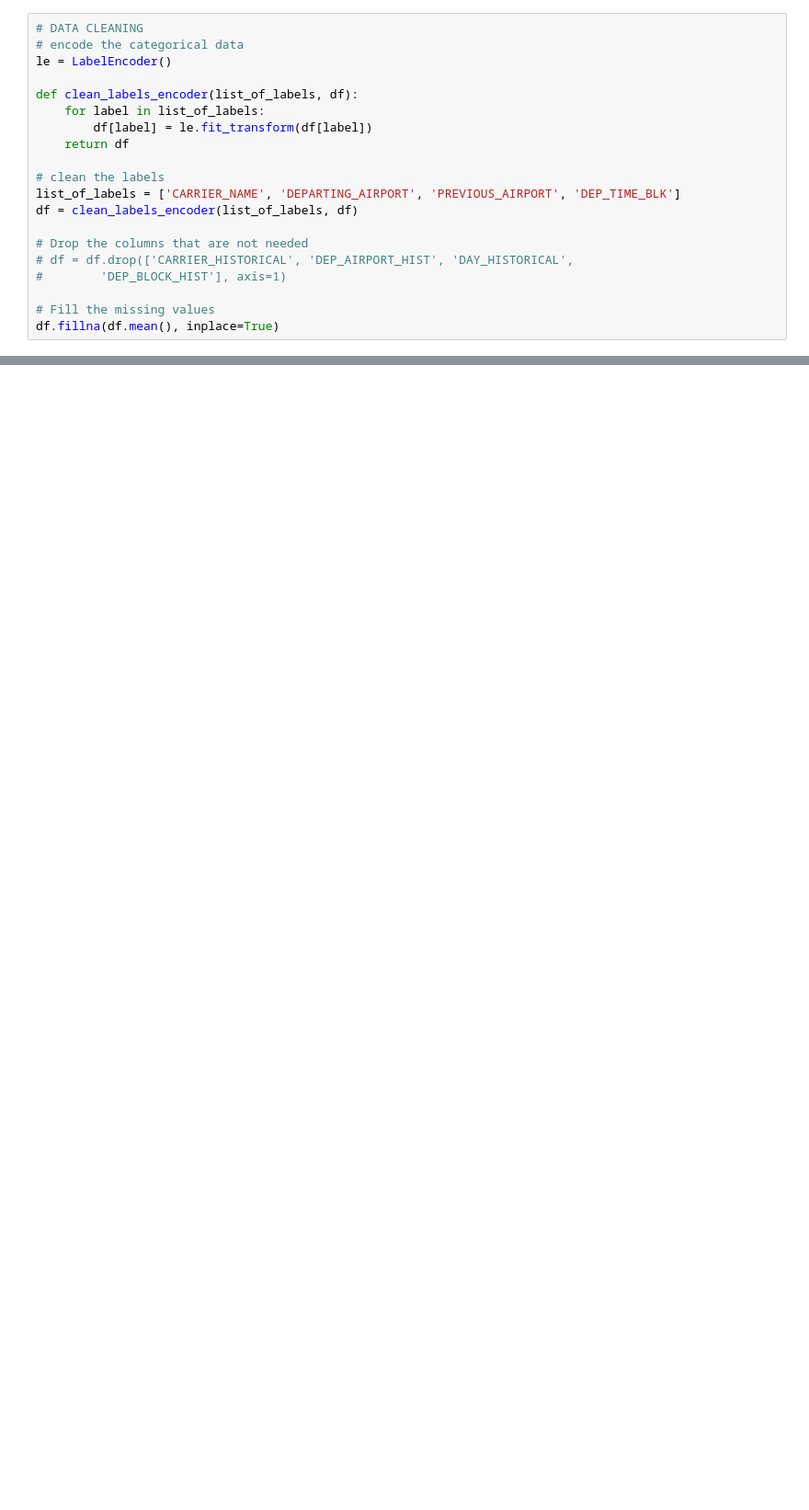
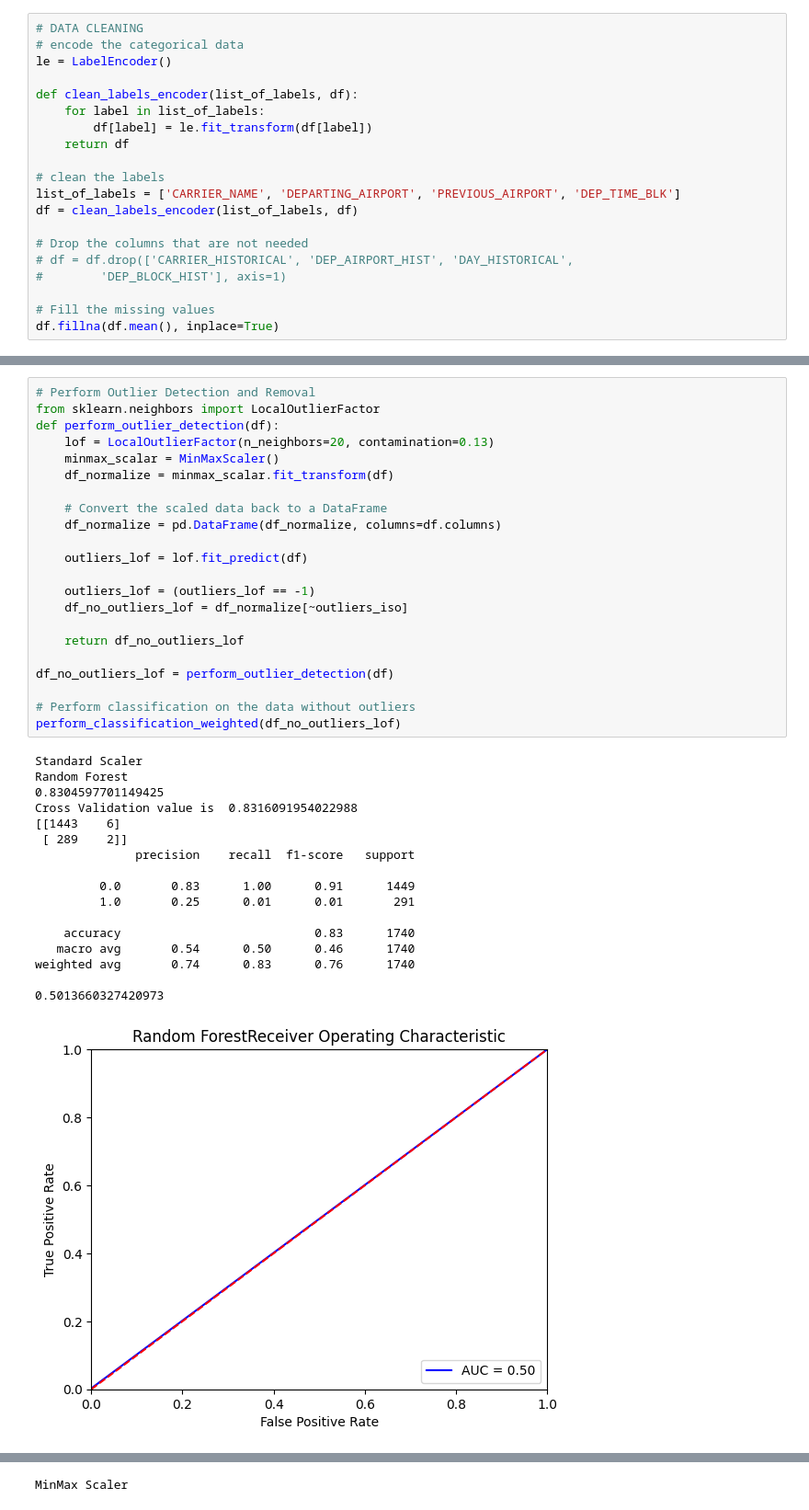
Before and after one commit to FraserW123/airline_project, a Jupyter notebook: main_classifiers.ipynb, the cells around one changed output, grey strips where cells are left out. Shown at 92% size. Cells and saved outputs as stored; diff of their text form; blank space fills up the shorter version.

```diff
--- a/main_classifiers.ipynb
+++ b/main_classifiers.ipynb
@@ -661,0 +850,40 @@ def perform_outlier_detection(df):
+# %%
+# Perform Outlier Detection and Removal
+from sklearn.neighbors import LocalOutlierFactor
+def perform_outlier_detection(df):
+    lof = LocalOutlierFactor(n_neighbors=20, contamination=0.13)
+    minmax_scalar = MinMaxScaler()
+    df_normalize = minmax_scalar.fit_transform(df)
+
+    # Convert the scaled data back to a DataFrame
+    df_normalize = pd.DataFrame(df_normalize, columns=df.columns)
+
+    outliers_lof = lof.fit_predict(df)
+
+    outliers_lof = (outliers_lof == -1)
+    df_no_outliers_lof = df_normalize[~outliers_iso]
+
+    return df_no_outliers_lof
+
+df_no_outliers_lof = perform_outlier_detection(df)
+
+# Perform classification on the data without outliers
+perform_classification_weighted(df_no_outliers_lof)
+# %% [output]
+Standard Scaler
+Random Forest
+0.8304597701149425
+Cross Validation value is  0.8316091954022988
+[[1443    6]
+ [ 289    2]]
+              precision    recall  f1-score   support
+
+         0.0       0.83      1.00      0.91      1449
+         1.0       0.25      0.01      0.01       291
+
+    accuracy                           0.83      1740
+   macro avg       0.54      0.50      0.46      1740
+weighted avg       0.74      0.83      0.76      1740
+
+0.5013660327420973
+[figure, added]
@@ -661,0 +938 @@ def perform_outlier_detection(df):
+MinMax Scaler
```
Also changed, not shown: parts of 8 cells of this notebook, 36 other files.
